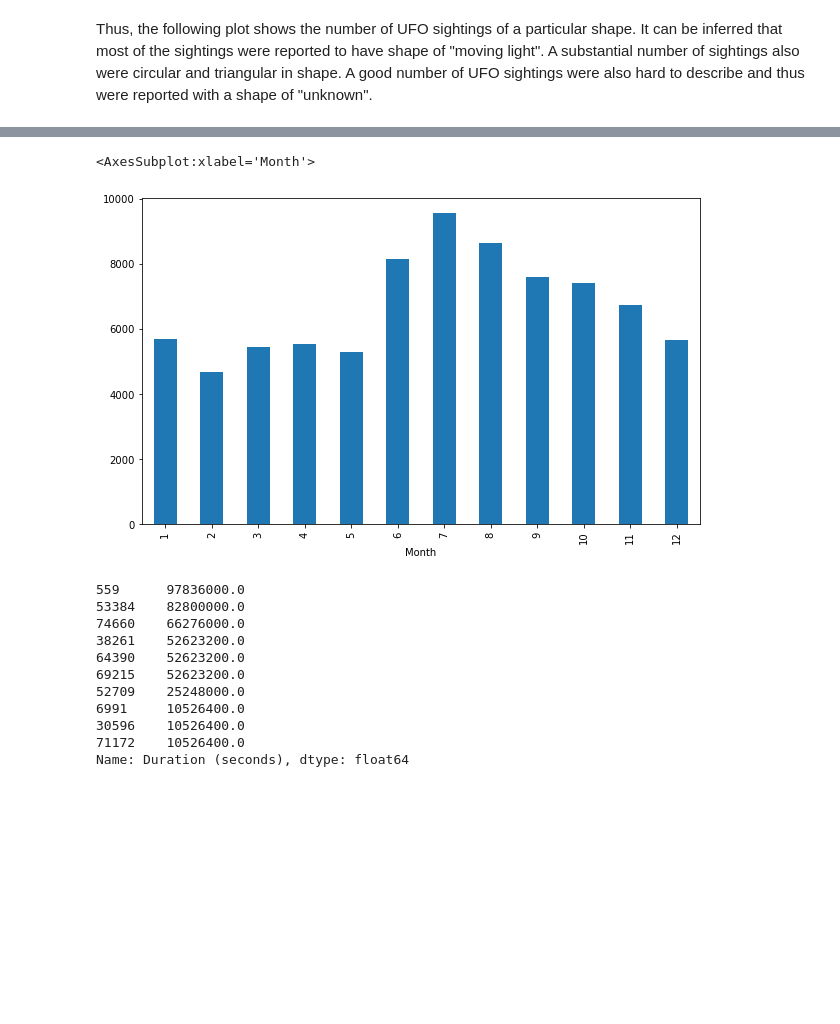
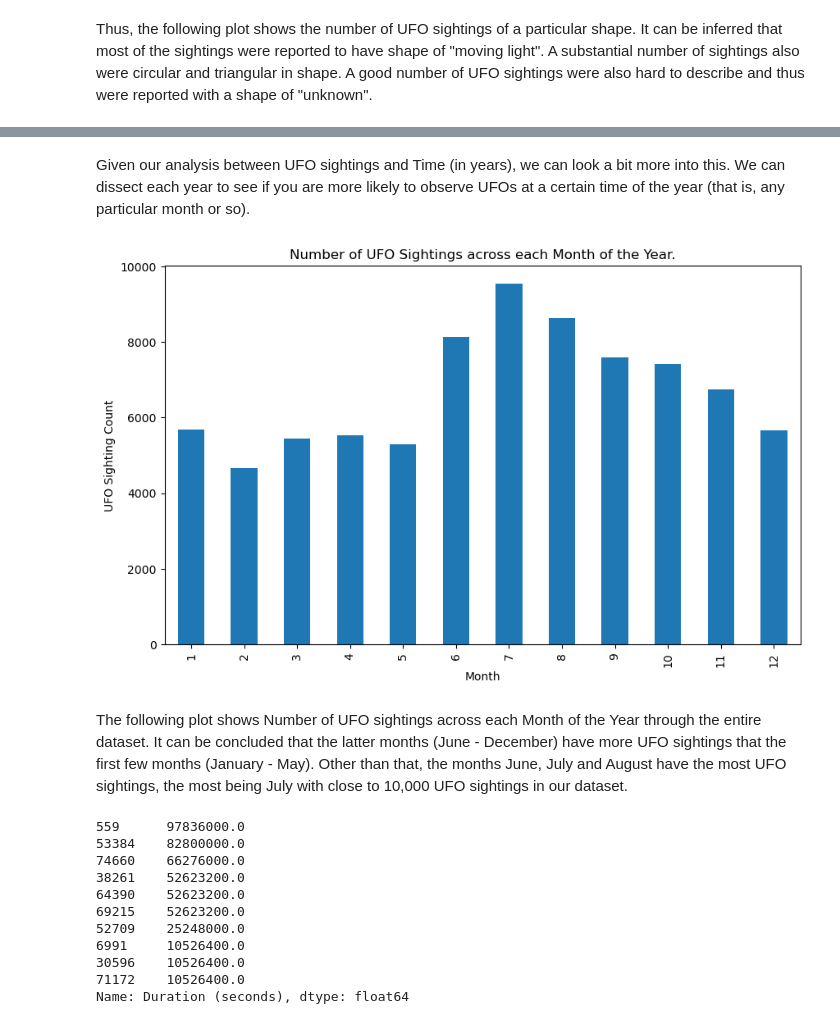
Before and after one commit to riyakukadia/320project, a Jupyter notebook: Final Project.ipynb, the cells around one changed output, grey strips where cells are left out. Cells and saved outputs as stored; diff of their text form; code cells hidden in the pictures; blank space fills up the shorter version.

```diff
--- a/Final Project.ipynb
+++ b/Final Project.ipynb
@@ -228,10 +276,28 @@ that over 7000 sightings were observed in a single year!
+# %% [markdown]
+Given our analysis between UFO sightings and Time (in years), we can look a bit more into this. We can dissect each year to
+see if you are more likely to observe UFOs at a certain time of the year (that is, any particular month or so).
 # %%
-#Let's see if you are more likely to observe UFOs at a certain time of the year
 UFO_Dataframe['Month'] = UFO_Dataframe['Date Observed'].dt.month
-UFO_Dataframe.groupby('Month').size().plot(kind='bar', figsize=(10, 6))
+
+# The following line computes the number of UFO sightings across each month of the year and plots a barplot accordingly.
+UFO_Dataframe.groupby('Month').size().plot(kind = 'bar', figsize=(10, 6))
+
+# Set the labels so that the graph is more understandable!
+
+plt.title("Number of UFO Sightings across each Month of the Year.")
+
+plt.xlabel("Month")
+
+plt.ylabel("UFO Sighting Count")
+
+plt.show()
 # %% [output]
-<AxesSubplot:xlabel='Month'>
-[figure, old version]
+[figure, new version]
+# %% [markdown]
+The following plot shows Number of UFO sightings across each Month of the Year through the entire dataset. It can be
+concluded that the latter months (June - December) have more UFO sightings that the first few months (January - May). Other
+than that, the months June, July and August have the most UFO sightings, the most being July with close to 10,000 UFO sightings
+in our dataset.
 # %%
 #So what were some of the longest sightings appear
 UFO_Dataframe['Duration (seconds)'].nlargest(10) #not sure what to do with this
```
Also changed, not shown: parts of 47 cells of this notebook.
